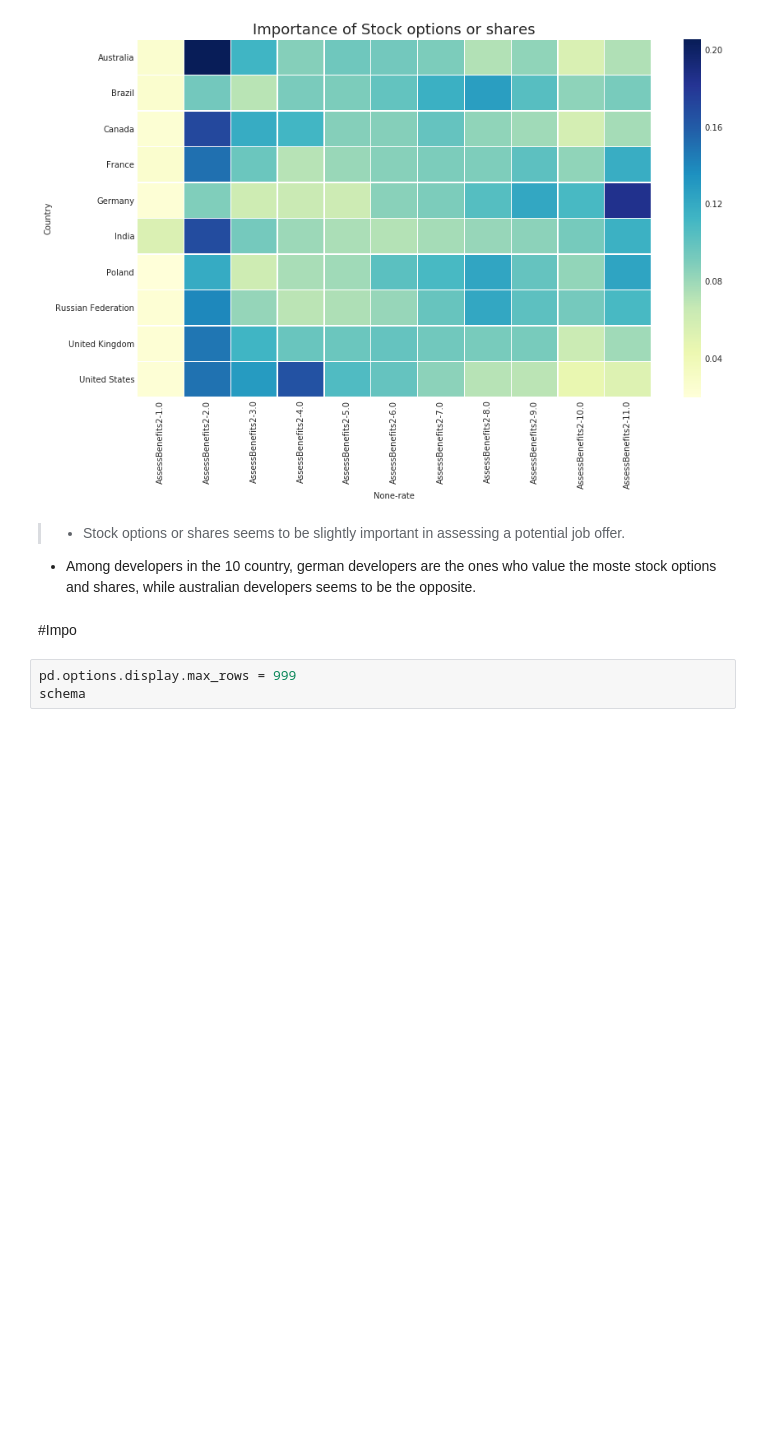
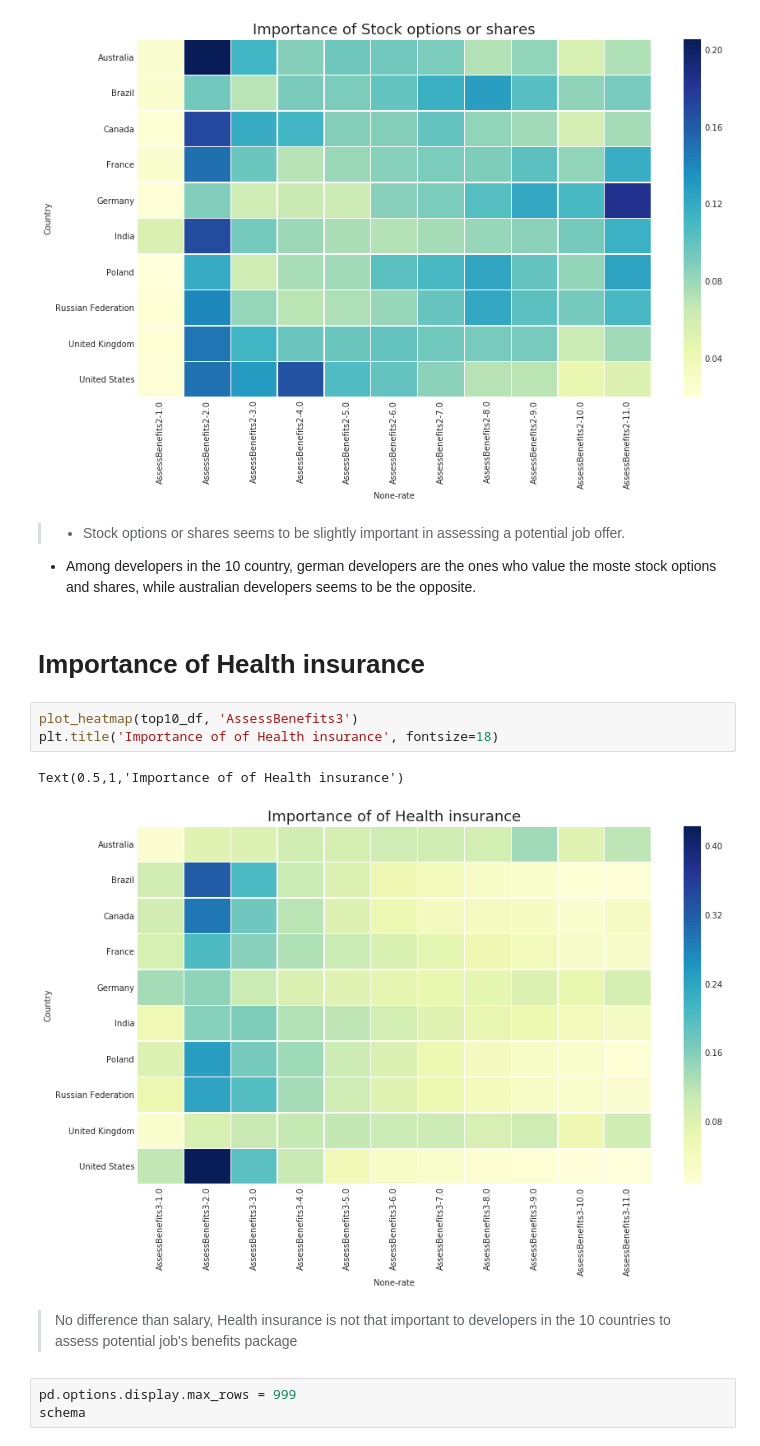
Before and after one commit to djaballah/Stack-Overflow-2018-Developer-Survey-Analysis, a Jupyter notebook: Simple Eda.ipynb, the cells around one changed output. Drawn from its saved outputs; the diff is of its cells as text; blank space fills up the shorter version.

Commit message:
Analyzing the importance of offerning Health insurance

```diff
--- a/Simple Eda.ipynb
+++ b/Simple Eda.ipynb
@@ -306,8 +306,16 @@ Text(0.5,1,'Importance of Stock options or shares')
 # %% [markdown]
 > * Stock options or shares seems to be slightly important in assessing a potential job offer.
 * Among developers in the 10 country, german developers are the ones who value the moste stock options and shares, while australian developers seems to be the opposite.
-# %% [markdown]
-#Impo
+# %% [markdown]
+# Importance of Health insurance
+# %%
+plot_heatmap(top10_df, 'AssessBenefits3')
+plt.title('Importance of of Health insurance', fontsize=18)
+# %% [output]
+Text(0.5,1,'Importance of of Health insurance')
+[figure, added]
+# %% [markdown]
+> No difference than salary, Health insurance is not that important to developers in the 10 countries to assess potential job's benefits package
 # %%
 pd.options.display.max_rows = 999
 schema
```
